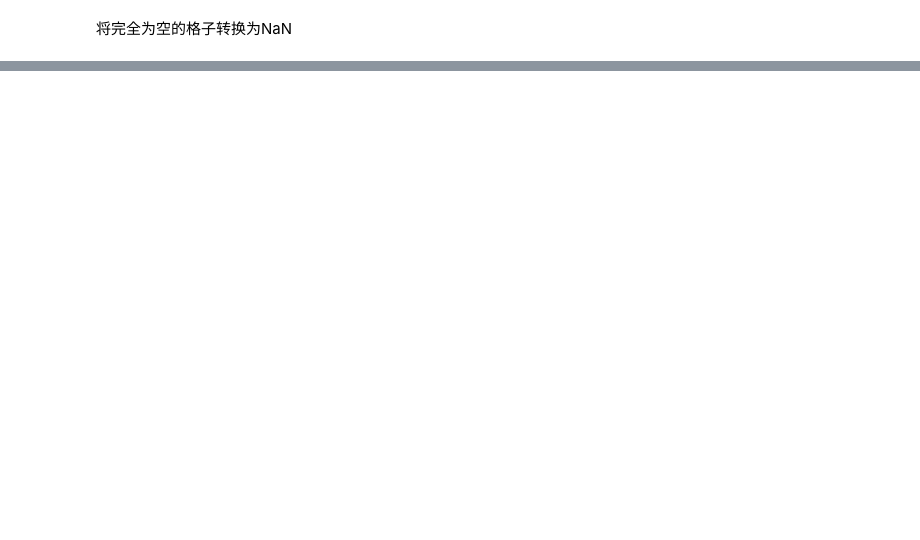
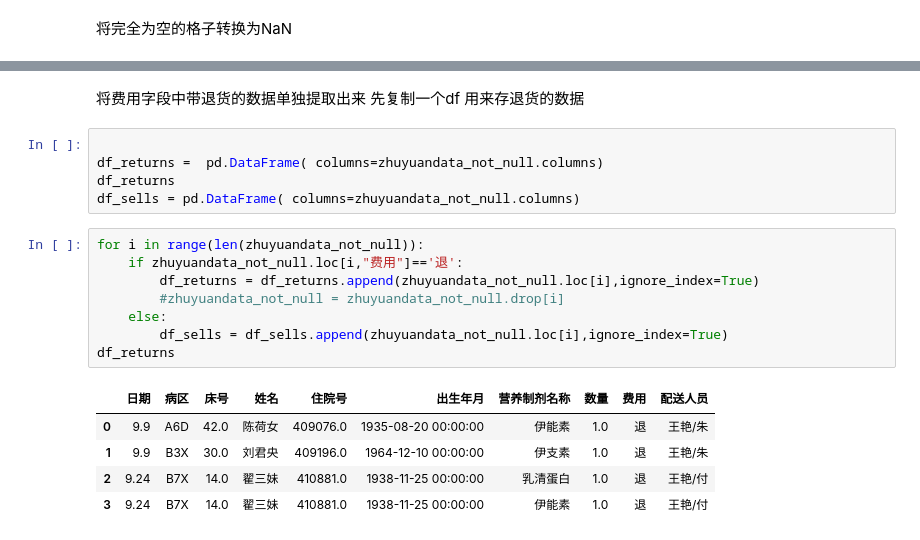
Before and after one commit to Shallwim/-, a Jupyter notebook: mind.ipynb, the cells around one changed output, grey strips where cells are left out. Saved outputs shown, nothing was run; the diff lists cells and outputs as text; blank space fills up the shorter version.

```diff
--- a/mind.ipynb
+++ b/mind.ipynb
@@ -146,0 +149,22 @@ zhuyuandata_not_null
+# %% [markdown]
+将费用字段中带退货的数据单独提取出来
+先复制一个df 用来存退货的数据
+# %%
+
+df_returns =  pd.DataFrame( columns=zhuyuandata_not_null.columns)
+df_returns
+df_sells = pd.DataFrame( columns=zhuyuandata_not_null.columns)
+# %%
+for i in range(len(zhuyuandata_not_null)):
+    if zhuyuandata_not_null.loc[i,"费用"]=='退':
+        df_returns = df_returns.append(zhuyuandata_not_null.loc[i],ignore_index=True)
+        #zhuyuandata_not_null = zhuyuandata_not_null.drop[i]
+    else:
+        df_sells = df_sells.append(zhuyuandata_not_null.loc[i],ignore_index=True)
+df_returns
+# %% [output]
+|  | 日期 | 病区 | 床号 | 姓名 | 住院号 | 出生年月 | 营养制剂名称 | 数量 | 费用 | 配送人员 |
+| 0 | 9.9 | A6D | 42.0 | 陈荷女 | 409076.0 | 1935-08-20 00:00:00 | 伊能素 | 1.0 | 退 | 王艳/朱 |
+| 1 | 9.9 | B3X | 30.0 | 刘君央 | 409196.0 | 1964-12-10 00:00:00 | 伊支素 | 1.0 | 退 | 王艳/朱 |
+| 2 | 9.24 | B7X | 14.0 | 翟三妹 | 410881.0 | 1938-11-25 00:00:00 | 乳清蛋白 | 1.0 | 退 | 王艳/付 |
+| 3 | 9.24 | B7X | 14.0 | 翟三妹 | 410881.0 | 1938-11-25 00:00:00 | 伊能素 | 1.0 | 退 | 王艳/付 |
```
Also changed, not shown: parts of 19 cells of this notebook.
